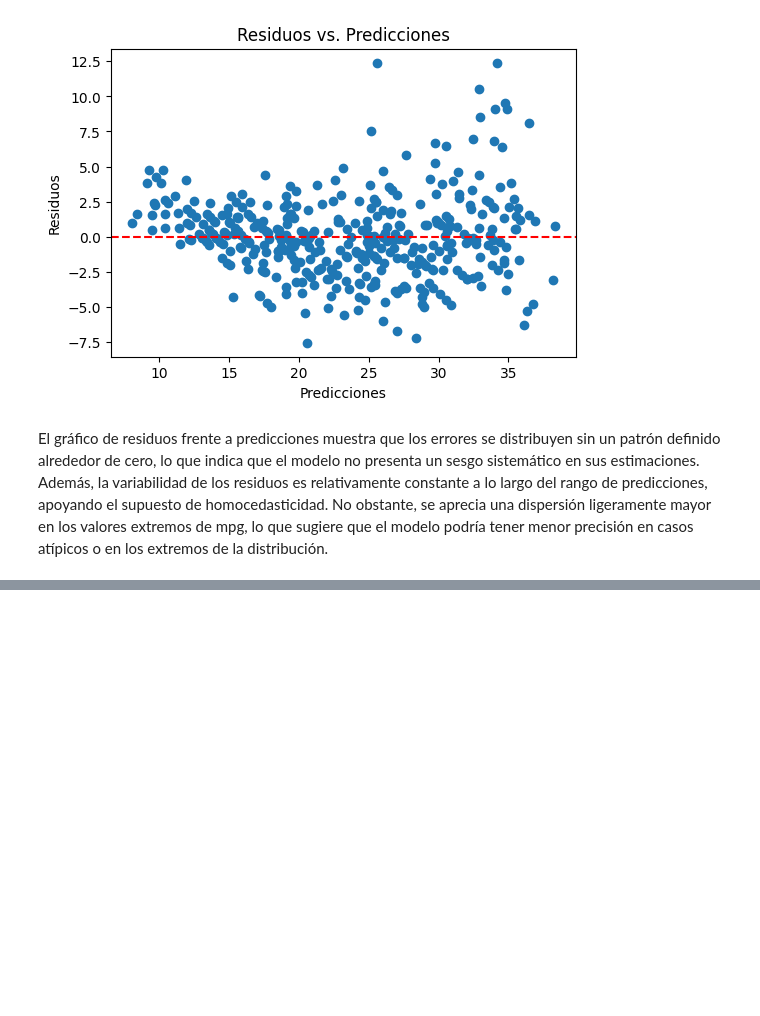
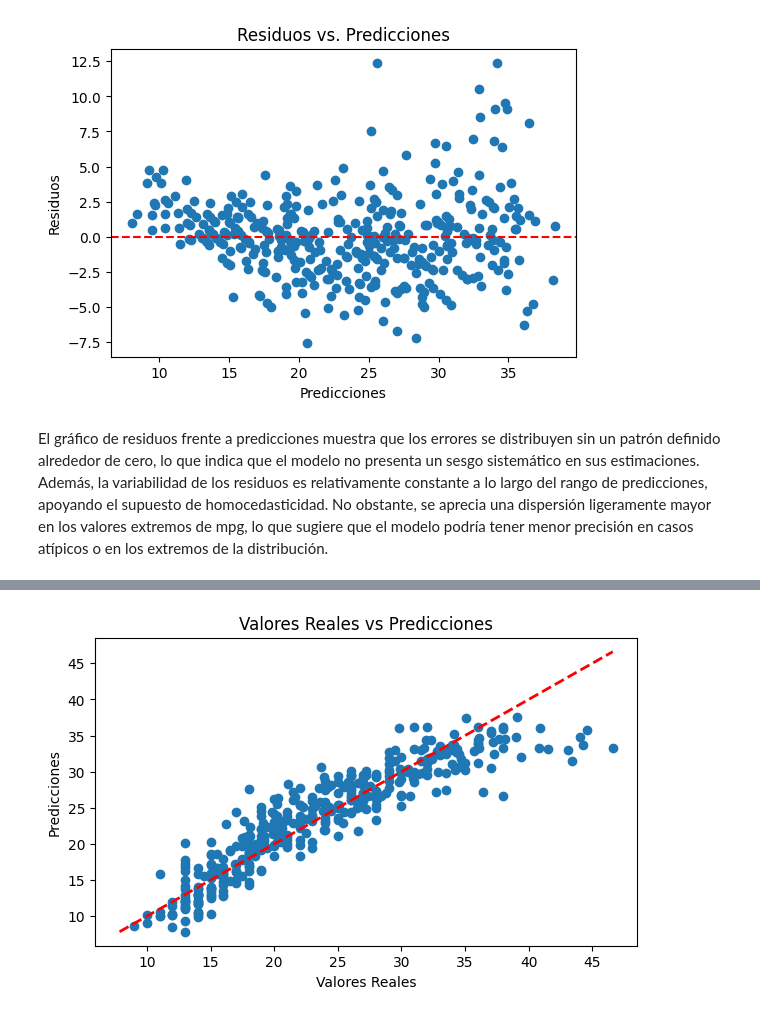
Before and after one commit to JuanAlbornoz32/Proyectos_Bootcamp_Analisis_de_Datos, a Jupyter notebook: ejercicios_en_python/modelos_de_regresion/regresion_multiple/ejercicio_millas_por_galon.ipynb, the cells around one changed output, grey strips where cells are left out. Saved outputs shown, nothing was run; the diff lists cells and outputs as text; code cells hidden in the pictures; blank space fills up the shorter version.

```diff
--- a/ejercicios_en_python/modelos_de_regresion/regresion_multiple/ejercicio_millas_por_galon.ipynb
+++ b/ejercicios_en_python/modelos_de_regresion/regresion_multiple/ejercicio_millas_por_galon.ipynb
@@ -371,0 +392,8 @@ El gráfico de residuos frente a predicciones muestra que los errores se distrib
+# %%
+# Formula de modelo reducido
+formula_2 = 'Q("mpg") ~ Q("Peso(log)") + Q("modeloAnio") + Org_2 + Org_3'
+
+# Ajustar el modelo
+lm_reducido = smf.ols(formula=formula_2, data=df).fit()
+
+print(lm_reducido.summary())
@@ -371,0 +422,13 @@ El gráfico de residuos frente a predicciones muestra que los errores se distrib
+# %%
+# Cálculo de metricas de error
+
+y_real = df["mpg"]
+y_pred_lm_reducido =  lm_reducido.predict(df)
+
+mae = metrics.meanabs(y_real, y_pred_lm_reducido)
+mse = metrics.mse(y_real, y_pred_lm_reducido)
+rmse = metrics.rmse(y_real, y_pred_lm_reducido)
+
+print(f"Mean Absolute Error: {mae:.2f}")
+print(f"Mean Squared Error: {mse:.2f}")
+print(f"Root Medium Squared Error: {rmse:.2f}")
@@ -371,0 +443,17 @@ El gráfico de residuos frente a predicciones muestra que los errores se distrib
+# %%
+# Gráfico de dispersión entre valores reales y predicciones del modelo reducido
+plt.figure(figsize=(7,4))
+plt.scatter(y_real,y_pred_lm_reducido, label="Datos")
+
+# Línea de regresión
+lim_inf = min(y_real.min(), y_pred_lm_reducido.min())
+lim_sup = max(y_real.max(), y_pred_lm_reducido.max())
+plt.plot([lim_inf, lim_sup], [lim_inf, lim_sup],
+         "r--", linewidth=2, label="Línea 1:1")
+
+plt.title('Valores Reales vs Predicciones')
+plt.xlabel('Valores Reales')
+plt.ylabel('Predicciones')
+plt.show()
+# %% [output]
+[figure, added]
```
Also changed, not shown: parts of 17 cells of this notebook, 2 other files.
